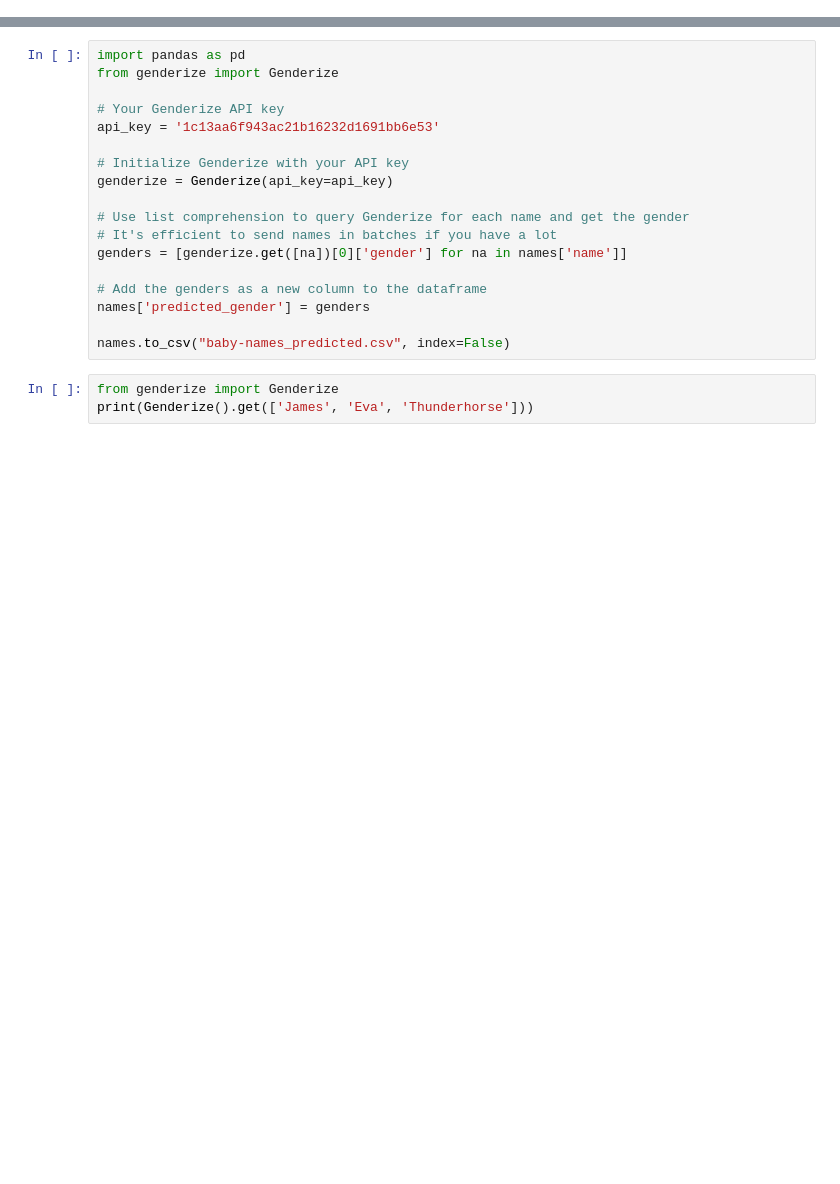
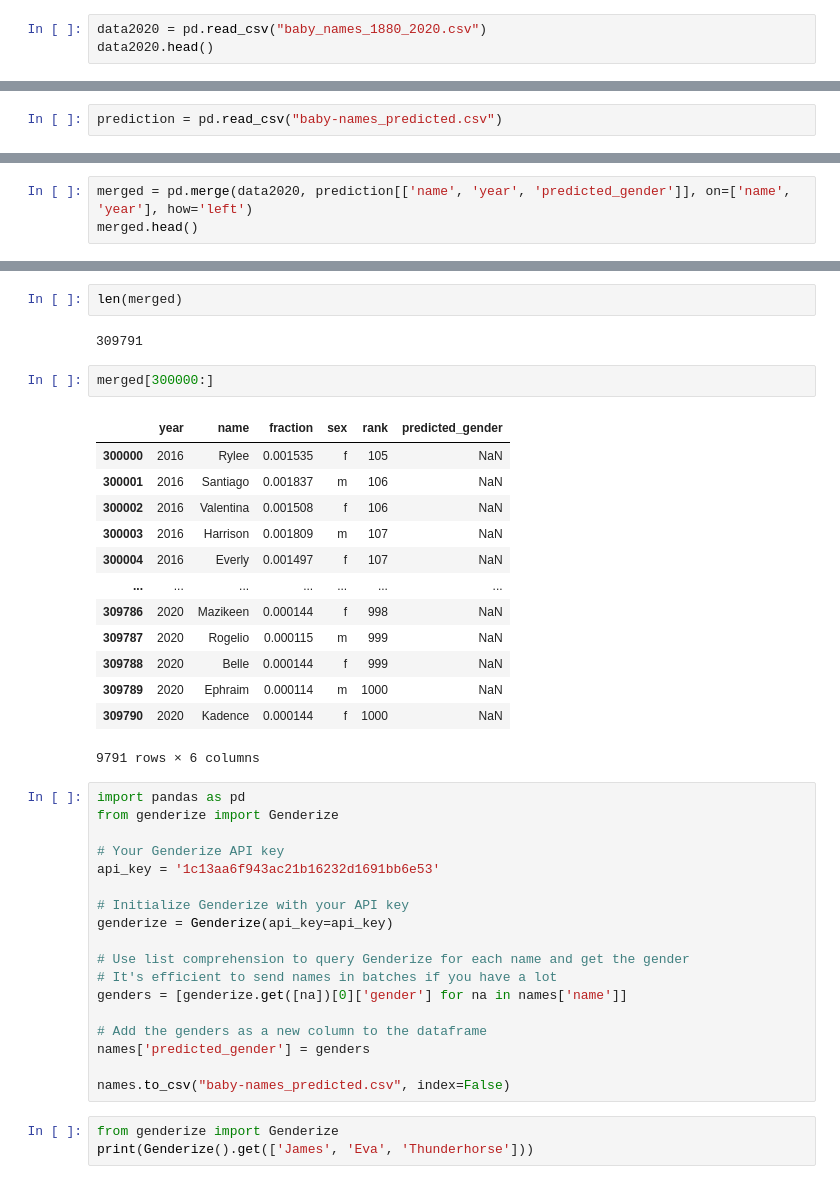
Before and after one commit to JinyangLi01/DFMonitor, a Jupyter notebook: data/name_gender/predict_gender.ipynb, the cells around one changed output, grey strips where cells are left out. Drawn from its saved outputs; the diff is of its cells as text; blank space fills up the shorter version.

Commit message:
data baby names

```diff
--- a/data/name_gender/predict_gender.ipynb
+++ b/data/name_gender/predict_gender.ipynb
@@ -23,0 +53,3 @@ print(names.head())
+# %%
+data2020 = pd.read_csv("baby_names_1880_2020.csv")
+data2020.head()
@@ -23,0 +63,2 @@ print(names.head())
+# %%
+prediction = pd.read_csv("baby-names_predicted.csv")
@@ -23,0 +74,3 @@ print(names.head())
+# %%
+merged = pd.merge(data2020, prediction[['name', 'year', 'predicted_gender']], on=['name', 'year'], how='left')
+merged.head()
@@ -24,3 +84,23 @@ print(names.head())
+# %%
+len(merged)
+# %% [output]
+309791
+# %%
+merged[300000:]
+# %% [output]
+|  | year | name | fraction | sex | rank | predicted_gender |
+| 300000 | 2016 | Rylee | 0.001535 | f | 105 | NaN |
+| 300001 | 2016 | Santiago | 0.001837 | m | 106 | NaN |
+| 300002 | 2016 | Valentina | 0.001508 | f | 106 | NaN |
+| 300003 | 2016 | Harrison | 0.001809 | m | 107 | NaN |
+| 300004 | 2016 | Everly | 0.001497 | f | 107 | NaN |
+| ... | ... | ... | ... | ... | ... | ... |
+| 309786 | 2020 | Mazikeen | 0.000144 | f | 998 | NaN |
+| 309787 | 2020 | Rogelio | 0.000115 | m | 999 | NaN |
+| 309788 | 2020 | Belle | 0.000144 | f | 999 | NaN |
+| 309789 | 2020 | Ephraim | 0.000114 | m | 1000 | NaN |
+| 309790 | 2020 | Kadence | 0.000144 | f | 1000 | NaN |
+9791 rows × 6 columns
 # %%
 import pandas as pd
 from genderize import Genderize
```
Also changed, not shown: parts of 9 cells of this notebook, 12 other files.
